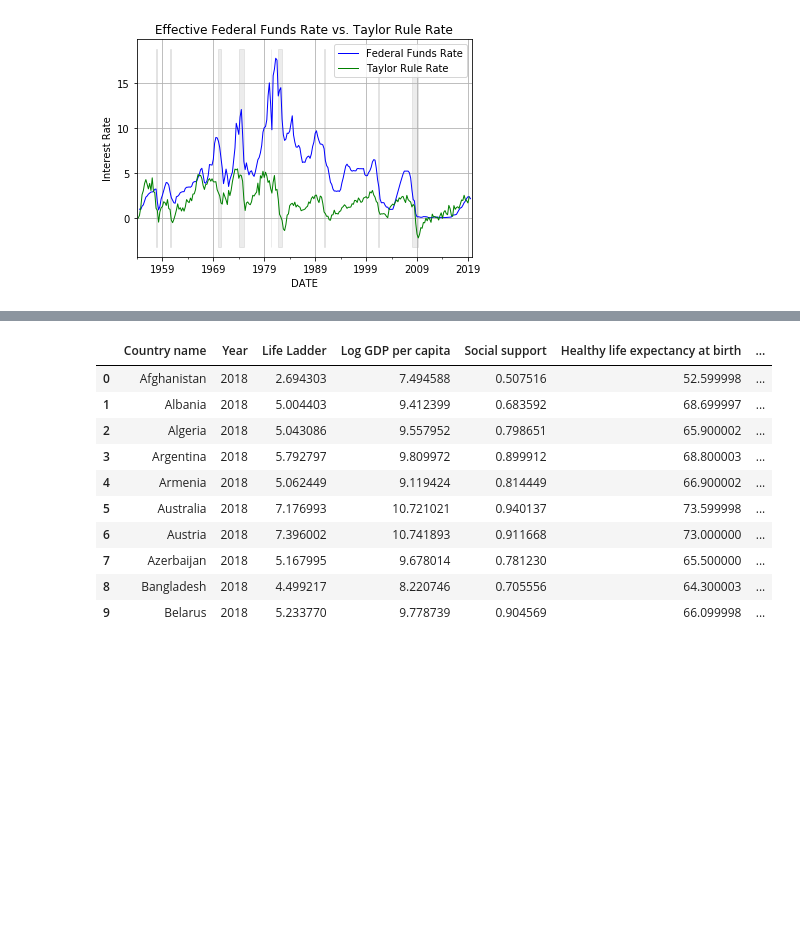
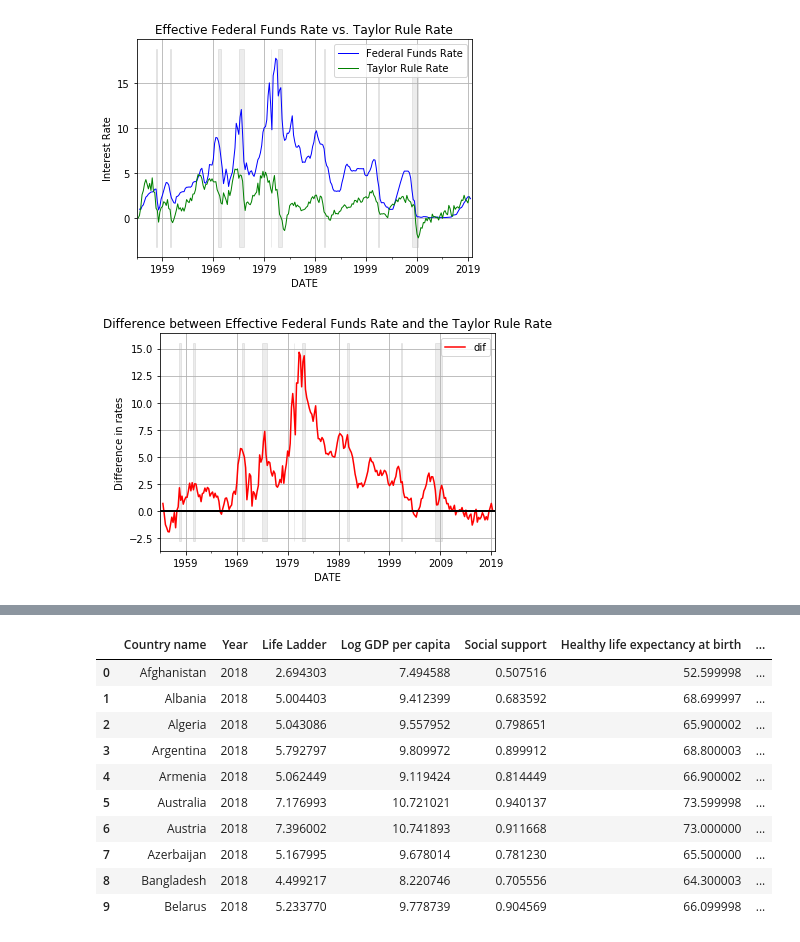
Before and after one commit to jtregde/CompEcon_Fall19, a Jupyter notebook: ProblemSets/ProblemSet5/PS5_Tregde.ipynb, the cells around one changed output, grey strips where cells are left out. Drawn from its saved outputs; the diff is of its cells as text; code cells hidden in the pictures; blank space fills up the shorter version.

```diff
--- a/ProblemSets/ProblemSet5/PS5_Tregde.ipynb
+++ b/ProblemSets/ProblemSet5/PS5_Tregde.ipynb
@@ -66,3 +68,18 @@ plt.show()
 # Something is wrong with the Taylor Rule rates.
 # %% [output]
 [figure]
+# %%
+intRate['dif'] = intRate['FEDFUNDS'] - intRate['tr']
+# %%
+difplot = intRate.plot(y = ['dif'], title = "Difference between Effective Federal Funds Rate and the Taylor Rule Rate",
+                      grid = True, lw = 1.5, color = 'red')
+# Label the y-axis
+difplot.set_ylabel('Difference in rates')
+# Shade in recessions
+difplot.fill_between(intRate.index, difplot.get_ylim()[0], difplot.get_ylim()[1], where = (intRate['USREC'] ==1),
+                    color = 'gray', alpha = 0.15)
+# Include line at 0 to emphasize the differences and when they go negative
+difplot.axhline(0, color = 'black', linestyle = '-', lw = 2)
+plt.show()
+# %% [output]
+[figure, added]
```
Also changed, not shown: parts of 2 cells of this notebook, 1 other file.
